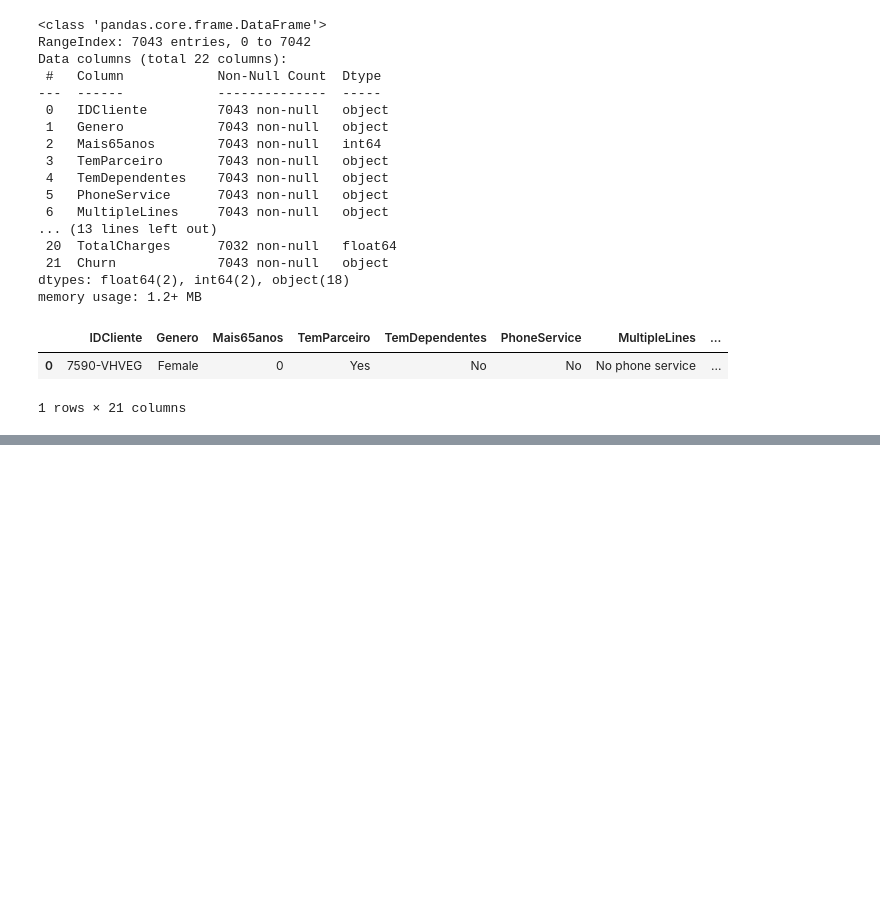
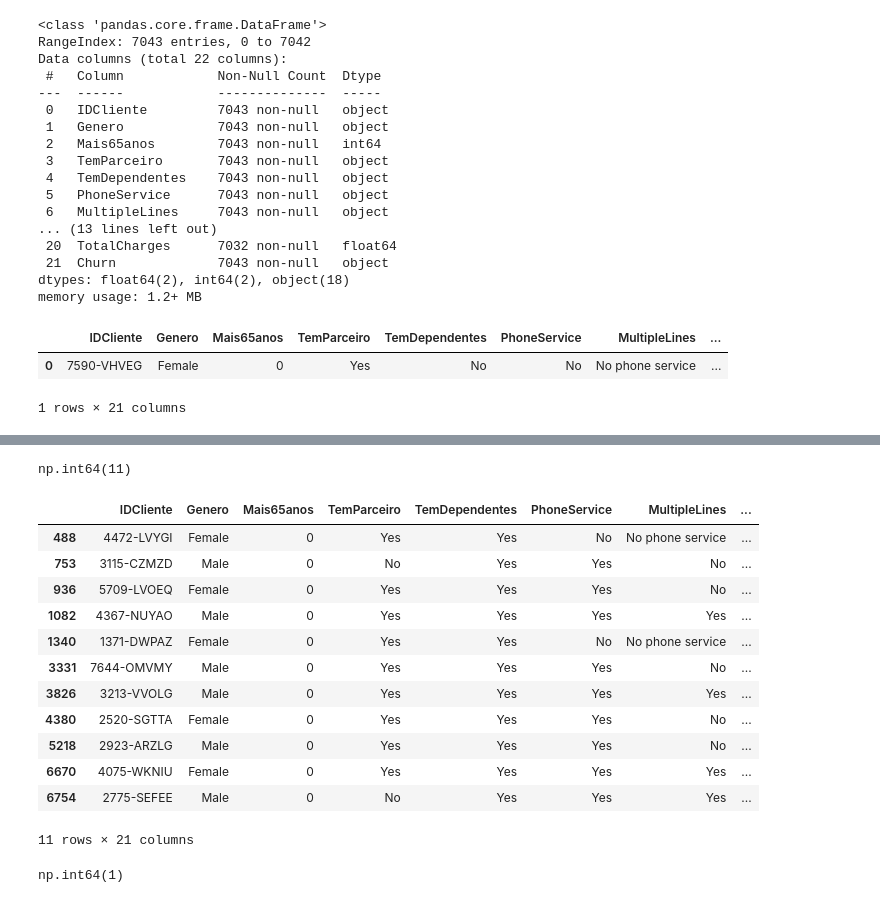
Before and after one commit to frafaelptu/ead, a Jupyter notebook: eda_churn.ipynb, the cells around one changed output, grey strips where cells are left out. Drawn from its saved outputs; the diff is of its cells as text; code cells hidden in the pictures; blank space fills up the shorter version.

```diff
--- a/eda_churn.ipynb
+++ b/eda_churn.ipynb
@@ -386,0 +410,27 @@ df_churn.head(1)
+# %%
+# Detectar valores ausentes em uma coluna
+df_churn.TotalCharges.isna().sum()
+# %% [output]
+np.int64(11)
+# %%
+#Quantas linhas tem pelo menos uma coluna com valor ausente
+df_churn[df_churn.isna().any(axis=1)]
+# %% [output]
+|  | IDCliente | Genero | Mais65anos | TemParceiro | TemDependentes | PhoneService | MultipleLines | ... |
+| 488 | 4472-LVYGI | Female | 0 | Yes | Yes | No | No phone service | ... |
+| 753 | 3115-CZMZD | Male | 0 | No | Yes | Yes | No | ... |
+| 936 | 5709-LVOEQ | Female | 0 | Yes | Yes | Yes | No | ... |
+| 1082 | 4367-NUYAO | Male | 0 | Yes | Yes | Yes | Yes | ... |
+| 1340 | 1371-DWPAZ | Female | 0 | Yes | Yes | No | No phone service | ... |
+| 3331 | 7644-OMVMY | Male | 0 | Yes | Yes | Yes | No | ... |
+| 3826 | 3213-VVOLG | Male | 0 | Yes | Yes | Yes | Yes | ... |
+| 4380 | 2520-SGTTA | Female | 0 | Yes | Yes | Yes | No | ... |
+| 5218 | 2923-ARZLG | Male | 0 | Yes | Yes | Yes | No | ... |
+| 6670 | 4075-WKNIU | Female | 0 | Yes | Yes | Yes | Yes | ... |
+| 6754 | 2775-SEFEE | Male | 0 | No | Yes | Yes | Yes | ... |
+11 rows × 21 columns
+# %%
+# Quantas colunas tem pelo menos um valor ausente
+df_churn.isna().any(axis=0).sum()
+# %% [output]
+np.int64(1)
```
Also changed, not shown: parts of 14 cells of this notebook.
